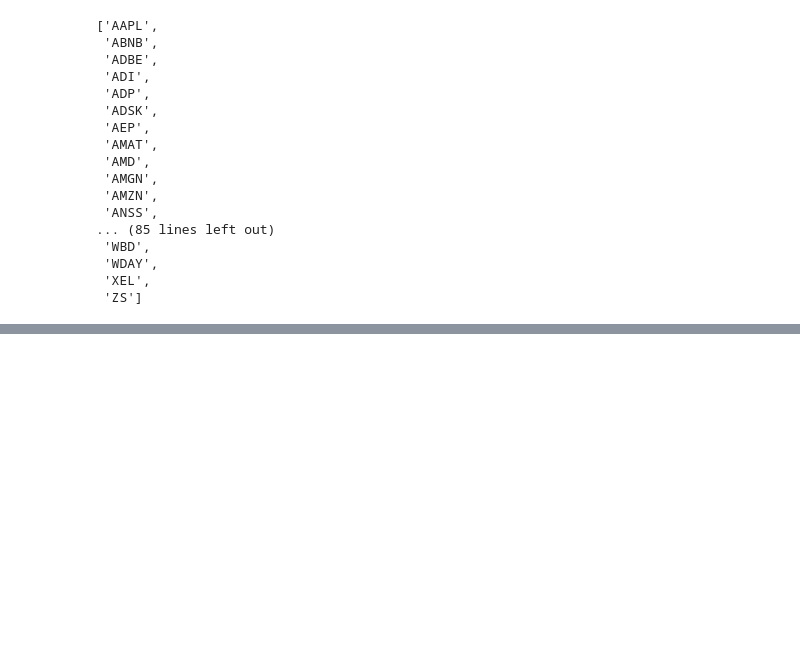
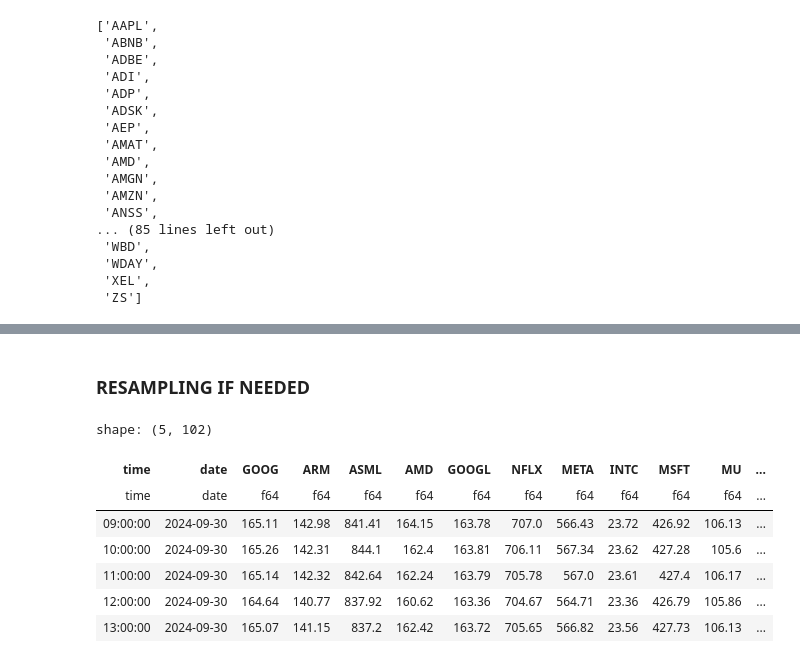
Before and after one commit to saltedpotato/qts, a Jupyter notebook: main.ipynb, the cells around one changed output, grey strips where cells are left out. Saved outputs shown, nothing was run; the diff lists cells and outputs as text; code cells hidden in the pictures; blank space fills up the shorter version.

```diff
--- a/main.ipynb
+++ b/main.ipynb
@@ -143,0 +77,14 @@ shape: (59_954, 102)
+# %% [markdown]
+### RESAMPLING IF NEEDED
+# %%
+resampled = d.resample_df(resample_freq="1h")
+resampled.head()
+# %% [output]
+shape: (5, 102)
+| time | date | GOOG | ARM | ASML | AMD | GOOGL | NFLX | META | INTC | MSFT | MU | ... |
+| time | date | f64 | f64 | f64 | f64 | f64 | f64 | f64 | f64 | f64 | f64 | ... |
+| 09:00:00 | 2024-09-30 | 165.11 | 142.98 | 841.41 | 164.15 | 163.78 | 707.0 | 566.43 | 23.72 | 426.92 | 106.13 | ... |
+| 10:00:00 | 2024-09-30 | 165.26 | 142.31 | 844.1 | 162.4 | 163.81 | 706.11 | 567.34 | 23.62 | 427.28 | 105.6 | ... |
+| 11:00:00 | 2024-09-30 | 165.14 | 142.32 | 842.64 | 162.24 | 163.79 | 705.78 | 567.0 | 23.61 | 427.4 | 106.17 | ... |
+| 12:00:00 | 2024-09-30 | 164.64 | 140.77 | 837.92 | 160.62 | 163.36 | 704.67 | 564.71 | 23.36 | 426.79 | 105.86 | ... |
+| 13:00:00 | 2024-09-30 | 165.07 | 141.15 | 837.2 | 162.42 | 163.72 | 705.65 | 566.82 | 23.56 | 427.73 | 106.13 | ... |
```
Also changed, not shown: parts of 37 cells of this notebook, 8 other files.
